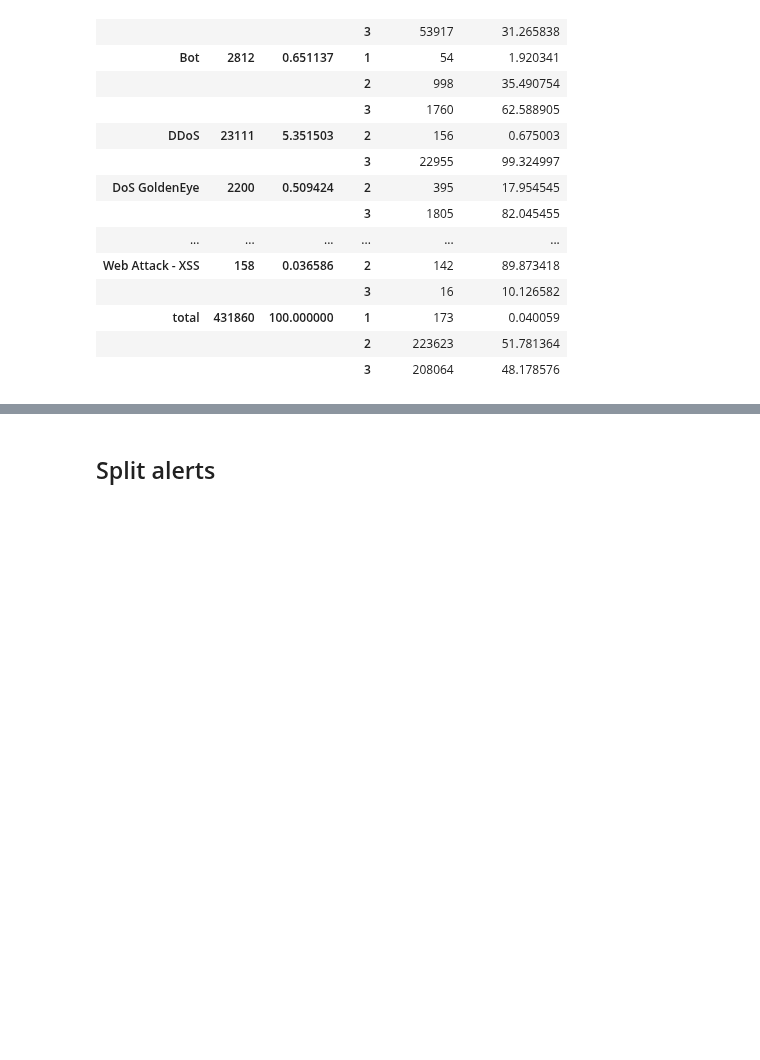
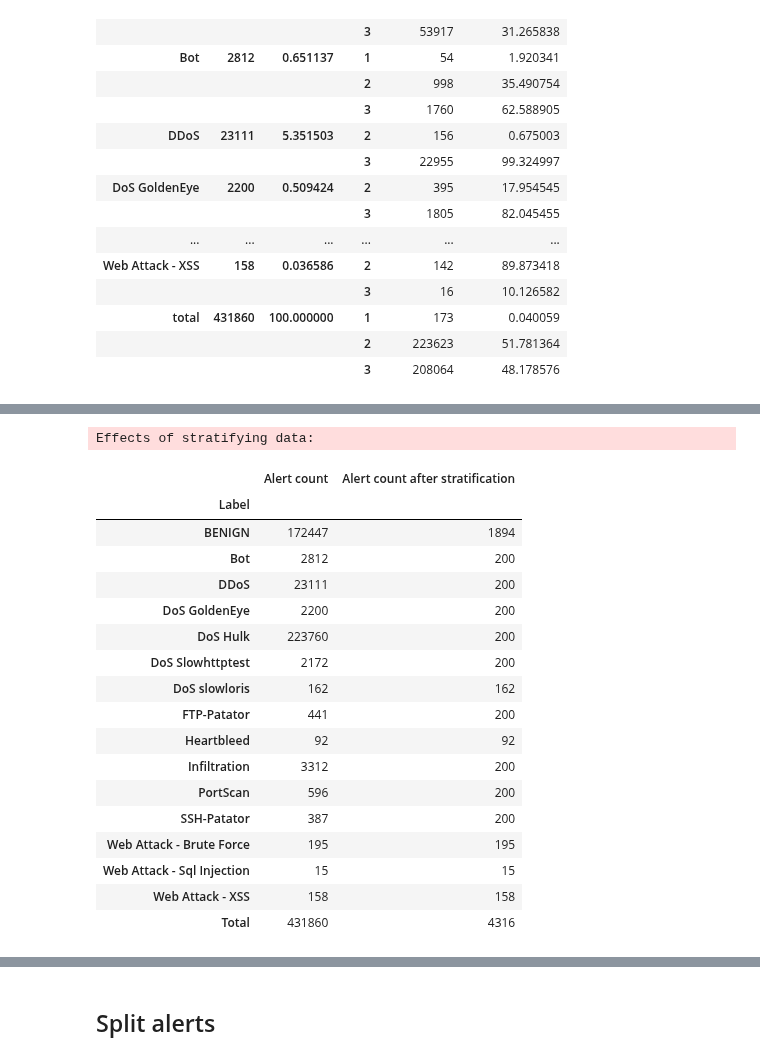
Before and after one commit to kidmose/lstm-rnn-correlation, a Jupyter notebook: preprocessing/cic-ids-2017/preprocessing.ipynb, the cells around one changed output, grey strips where cells are left out. Saved outputs shown, nothing was run; the diff lists cells and outputs as text; code cells hidden in the pictures; blank space fills up the shorter version.

```diff
--- a/preprocessing/cic-ids-2017/preprocessing.ipynb
+++ b/preprocessing/cic-ids-2017/preprocessing.ipynb
@@ -415,0 +466,37 @@ Overview of labelled data
+# %%
+counts_before = alerts.groupby('Label').Label.count().rename('Alert count')
+counts_after = alerts_strat.groupby('Label').Label.count().rename('Alert count after stratification')
+
+df_strat_effect = pd.concat(
+    [counts_before, counts_after],axis=1
+).append(
+    pd.Series({
+        counts_before.name : counts_before.sum(),
+        counts_after.name : counts_after.sum()
+    }, name='Total')
+)
+
+logger.info('Effects of stratifying data:')
+logger.debug(df_strat_effect.to_latex())
+logger.debug(df_strat_effect.to_string())
+df_strat_effect
+# %% [output]
+Effects of stratifying data:
+|  | Alert count | Alert count after stratification |
+| Label |  |  |
+| BENIGN | 172447 | 1894 |
+| Bot | 2812 | 200 |
+| DDoS | 23111 | 200 |
+| DoS GoldenEye | 2200 | 200 |
+| DoS Hulk | 223760 | 200 |
+| DoS Slowhttptest | 2172 | 200 |
+| DoS slowloris | 162 | 162 |
+| FTP-Patator | 441 | 200 |
+| Heartbleed | 92 | 92 |
+| Infiltration | 3312 | 200 |
+| PortScan | 596 | 200 |
+| SSH-Patator | 387 | 200 |
+| Web Attack - Brute Force | 195 | 195 |
+| Web Attack - Sql Injection | 15 | 15 |
+| Web Attack - XSS | 158 | 158 |
+| Total | 431860 | 4316 |
```
Also changed, not shown: parts of 5 cells of this notebook.
